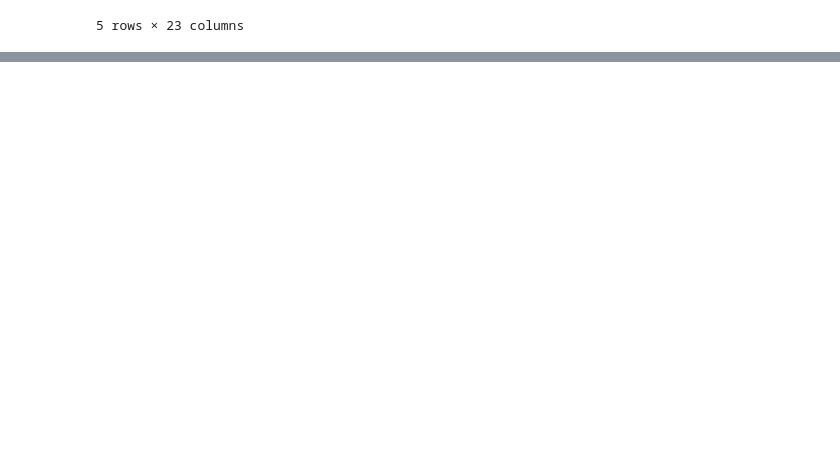
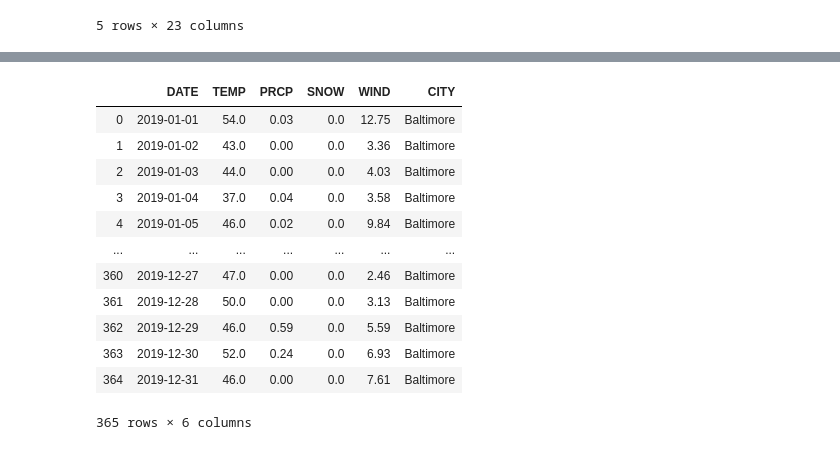
Before and after one commit to ajd2000/info-2950-final-project, a Jupyter notebook: notebook.ipynb, the cells around one changed output, grey strips where cells are left out. Drawn from its saved outputs; the diff is of its cells as text; code cells hidden in the pictures; blank space fills up the shorter version.

```diff
--- a/notebook.ipynb
+++ b/notebook.ipynb
@@ -3,6 +3,8 @@ import pandas as pd
 import numpy as np
 # %%
 chi_weather = pd.read_csv('chicago_weather.csv')
+balt_weather = pd.read_csv('baltimore_weather.csv')
+la_weather = pd.read_csv('los_angeles_weather.csv')
 # %%
 chi_weath = chi_weather[39182:]
 chi_weath
@@ -97,0 +91,27 @@ crime_weather
+# %%
+balt_weath = balt_weather[19356:19721]
+# %%
+balt_crime_weather = pd.DataFrame()
+balt_crime_weather.insert(0, 'DATE', balt_weath['DATE'])
+balt_crime_weather.insert(1, 'TEMP', balt_weath['TAVG'])
+balt_crime_weather.insert(2, 'PRCP', balt_weath['PRCP'])
+balt_crime_weather.insert(3, 'SNOW', balt_weath['SNOW'])
+balt_crime_weather.insert(4, 'WIND', balt_weath['AWND'])
+balt_crime_weather.insert(5, 'CITY', ['Baltimore']*365)
+
+balt_crime_weather = balt_crime_weather.reset_index(drop=True)
+balt_crime_weather
+# %% [output]
+|  | DATE | TEMP | PRCP | SNOW | WIND | CITY |
+| 0 | 2019-01-01 | 54.0 | 0.03 | 0.0 | 12.75 | Baltimore |
+| 1 | 2019-01-02 | 43.0 | 0.00 | 0.0 | 3.36 | Baltimore |
+| 2 | 2019-01-03 | 44.0 | 0.00 | 0.0 | 4.03 | Baltimore |
+| 3 | 2019-01-04 | 37.0 | 0.04 | 0.0 | 3.58 | Baltimore |
+| 4 | 2019-01-05 | 46.0 | 0.02 | 0.0 | 9.84 | Baltimore |
+| ... | ... | ... | ... | ... | ... | ... |
+| 360 | 2019-12-27 | 47.0 | 0.00 | 0.0 | 2.46 | Baltimore |
+| 361 | 2019-12-28 | 50.0 | 0.00 | 0.0 | 3.13 | Baltimore |
+| 362 | 2019-12-29 | 46.0 | 0.59 | 0.0 | 5.59 | Baltimore |
+| 363 | 2019-12-30 | 52.0 | 0.24 | 0.0 | 6.93 | Baltimore |
+| 364 | 2019-12-31 | 46.0 | 0.00 | 0.0 | 7.61 | Baltimore |
+365 rows × 6 columns
```
Also changed, not shown: parts of 6 cells of this notebook, 3 other files.
